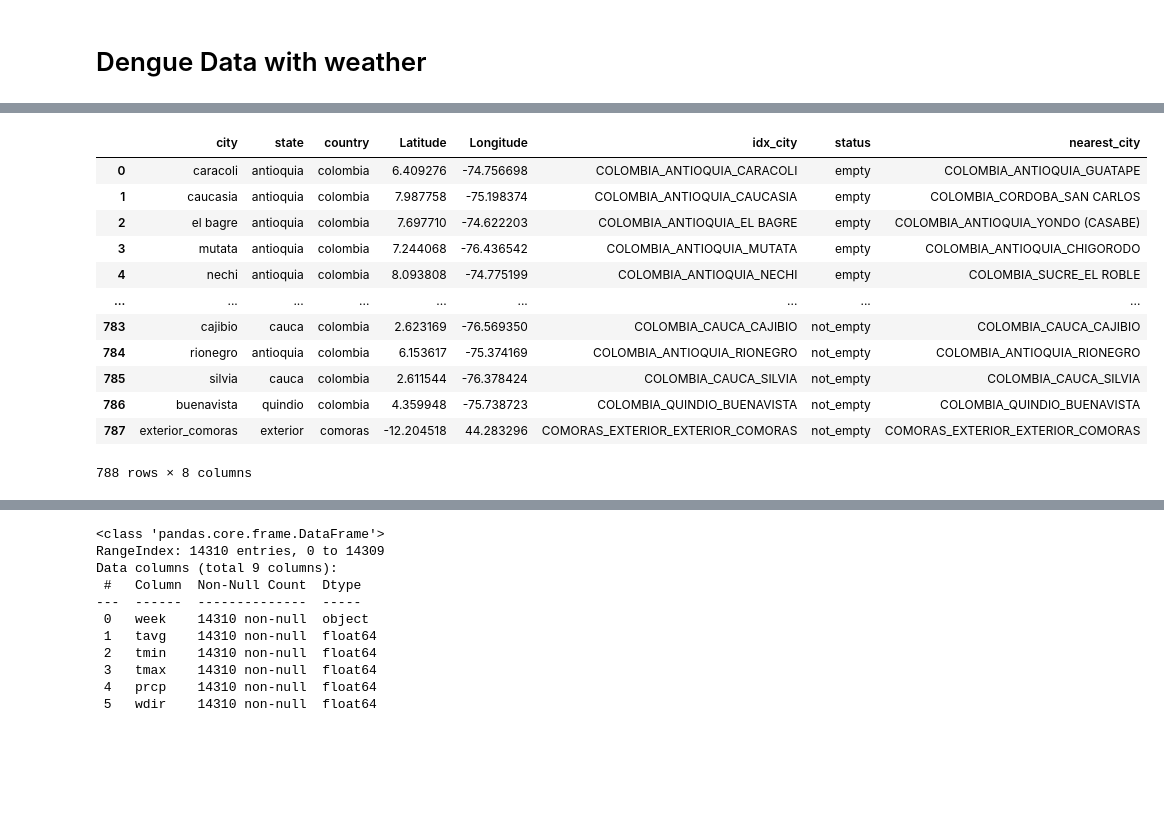
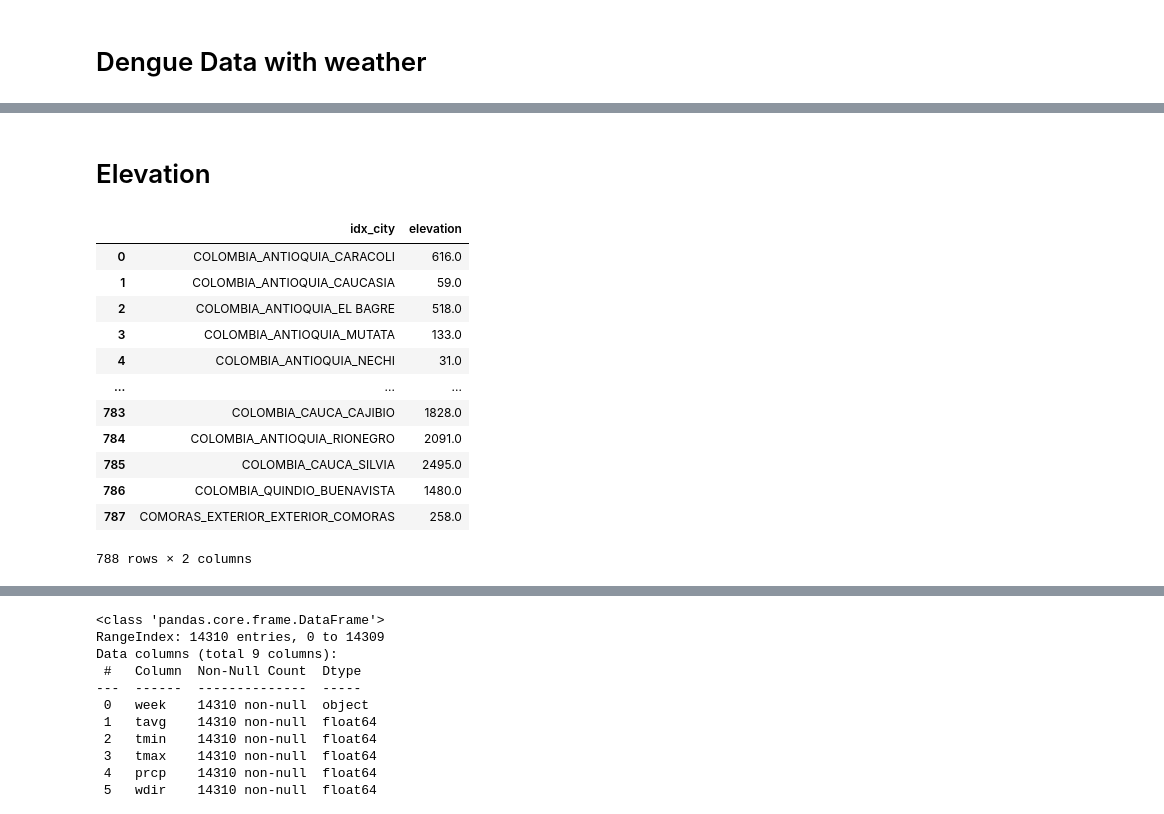
Before and after one commit to danielgvb/thesis, a Jupyter notebook: Data/11_dengue_merge.ipynb, the cells around one changed output, grey strips where cells are left out. Cells and saved outputs as stored; diff of their text form; code cells hidden in the pictures; blank space fills up the shorter version.

```diff
--- a/Data/11_dengue_merge.ipynb
+++ b/Data/11_dengue_merge.ipynb
@@ -25,17 +62,19 @@ df_dengue
+# %% [markdown]
+# Elevation
 # %%
-df_geo = pd.read_csv('meteo_colombia/cities_dengue_with_nearest_ciy.csv')
-df_geo
+df_elevation = pd.read_csv('meteo_colombia/cities_dengue_elevation.csv')
+df_elevation
 # %% [output]
-|  | city | state | country | Latitude | Longitude | idx_city | status | nearest_city |
-| 0 | caracoli | antioquia | colombia | 6.409276 | -74.756698 | COLOMBIA_ANTIOQUIA_CARACOLI | empty | COLOMBIA_ANTIOQUIA_GUATAPE |
-| 1 | caucasia | antioquia | colombia | 7.987758 | -75.198374 | COLOMBIA_ANTIOQUIA_CAUCASIA | empty | COLOMBIA_CORDOBA_SAN CARLOS |
-| 2 | el bagre | antioquia | colombia | 7.697710 | -74.622203 | COLOMBIA_ANTIOQUIA_EL BAGRE | empty | COLOMBIA_ANTIOQUIA_YONDO (CASABE) |
-| 3 | mutata | antioquia | colombia | 7.244068 | -76.436542 | COLOMBIA_ANTIOQUIA_MUTATA | empty | COLOMBIA_ANTIOQUIA_CHIGORODO |
-| 4 | nechi | antioquia | colombia | 8.093808 | -74.775199 | COLOMBIA_ANTIOQUIA_NECHI | empty | COLOMBIA_SUCRE_EL ROBLE |
-| ... | ... | ... | ... | ... | ... | ... | ... | ... |
-| 783 | cajibio | cauca | colombia | 2.623169 | -76.569350 | COLOMBIA_CAUCA_CAJIBIO | not_empty | COLOMBIA_CAUCA_CAJIBIO |
-| 784 | rionegro | antioquia | colombia | 6.153617 | -75.374169 | COLOMBIA_ANTIOQUIA_RIONEGRO | not_empty | COLOMBIA_ANTIOQUIA_RIONEGRO |
-| 785 | silvia | cauca | colombia | 2.611544 | -76.378424 | COLOMBIA_CAUCA_SILVIA | not_empty | COLOMBIA_CAUCA_SILVIA |
-| 786 | buenavista | quindio | colombia | 4.359948 | -75.738723 | COLOMBIA_QUINDIO_BUENAVISTA | not_empty | COLOMBIA_QUINDIO_BUENAVISTA |
-| 787 | exterior_comoras | exterior | comoras | -12.204518 | 44.283296 | COMORAS_EXTERIOR_EXTERIOR_COMORAS | not_empty | COMORAS_EXTERIOR_EXTERIOR_COMORAS |
+|  | idx_city | elevation |
+| 0 | COLOMBIA_ANTIOQUIA_CARACOLI | 616.0 |
+| 1 | COLOMBIA_ANTIOQUIA_CAUCASIA | 59.0 |
+| 2 | COLOMBIA_ANTIOQUIA_EL BAGRE | 518.0 |
+| 3 | COLOMBIA_ANTIOQUIA_MUTATA | 133.0 |
+| 4 | COLOMBIA_ANTIOQUIA_NECHI | 31.0 |
+| ... | ... | ... |
+| 783 | COLOMBIA_CAUCA_CAJIBIO | 1828.0 |
+| 784 | COLOMBIA_ANTIOQUIA_RIONEGRO | 2091.0 |
+| 785 | COLOMBIA_CAUCA_SILVIA | 2495.0 |
+| 786 | COLOMBIA_QUINDIO_BUENAVISTA | 1480.0 |
+| 787 | COMORAS_EXTERIOR_EXTERIOR_COMORAS | 258.0 |
-788 rows × 8 columns
+788 rows × 2 columns
```
Also changed, not shown: parts of 47 cells of this notebook, 4 other files.
